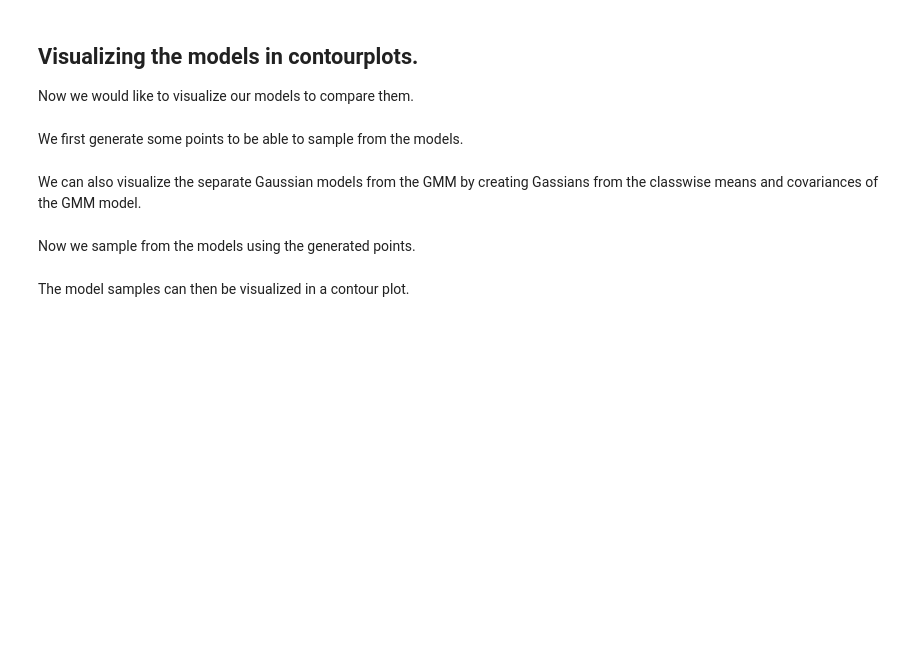
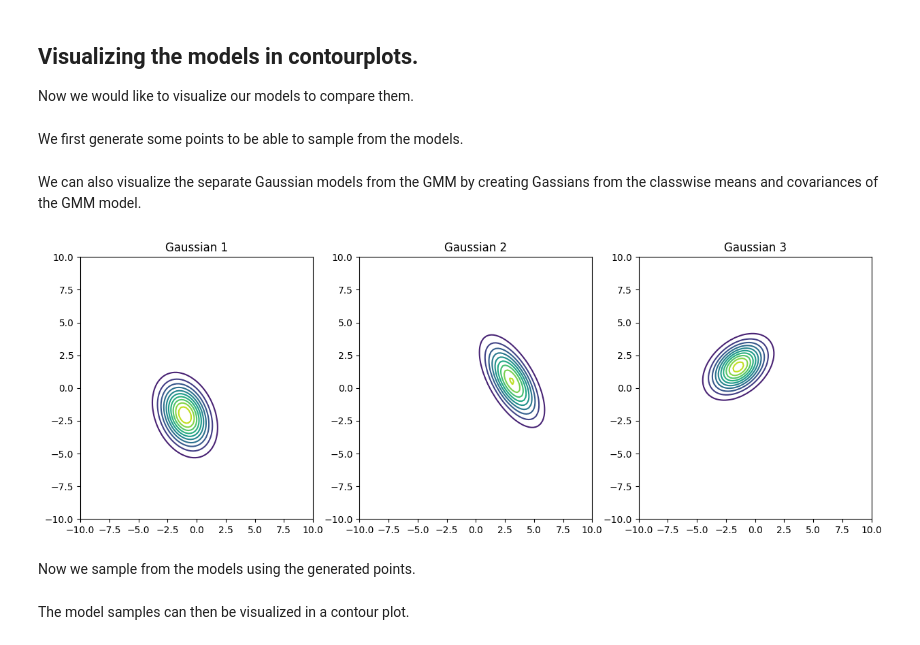
Before and after one commit to Clyhol/Machine-learning-course, a Jupyter notebook: exercise5-clustering/exercise5.ipynb, the cells around one changed output. Saved outputs shown, nothing was run; the diff lists cells and outputs as text; code cells hidden in the pictures; blank space fills up the shorter version.

```diff
--- a/exercise5-clustering/exercise5.ipynb
+++ b/exercise5-clustering/exercise5.ipynb
@@ -97,4 +119,25 @@ We first generate some points to be able to sample from the models.
+# %%
+#Create points to do a contour a plot
+x = np.linspace(-10, 10, 100)
+y = np.linspace(-10, 10, 100)
+X, Y = np.meshgrid(x, y)
+pos = np.dstack((X, Y))
 # %% [markdown]
 We can also visualize the separate Gaussian models from the GMM by creating Gassians from the classwise means and covariances of the GMM model.
+# %%
+fig, axs = plt.subplots(1, 3, figsize=(15, 5))
+
+# plot the separate gaussians from the GMM
+for i in range(3):
+    # sample the gaussian
+    rv = norm(model_mean[i], model_cov[i])
+    axs[i].contour(X, Y, rv.pdf(pos), levels=10)
+    axs[i].set_title(f'Gaussian {i+1}')
+    axs[i].set_xlim(-10, 10)
+    axs[i].set_ylim(-10, 10)
+
+plt.show()
+# %% [output]
+[figure, added]
 # %% [markdown]
 Now we sample from the models using the generated points.
```
Also changed, not shown: parts of 12 cells of this notebook, 2 other files.
